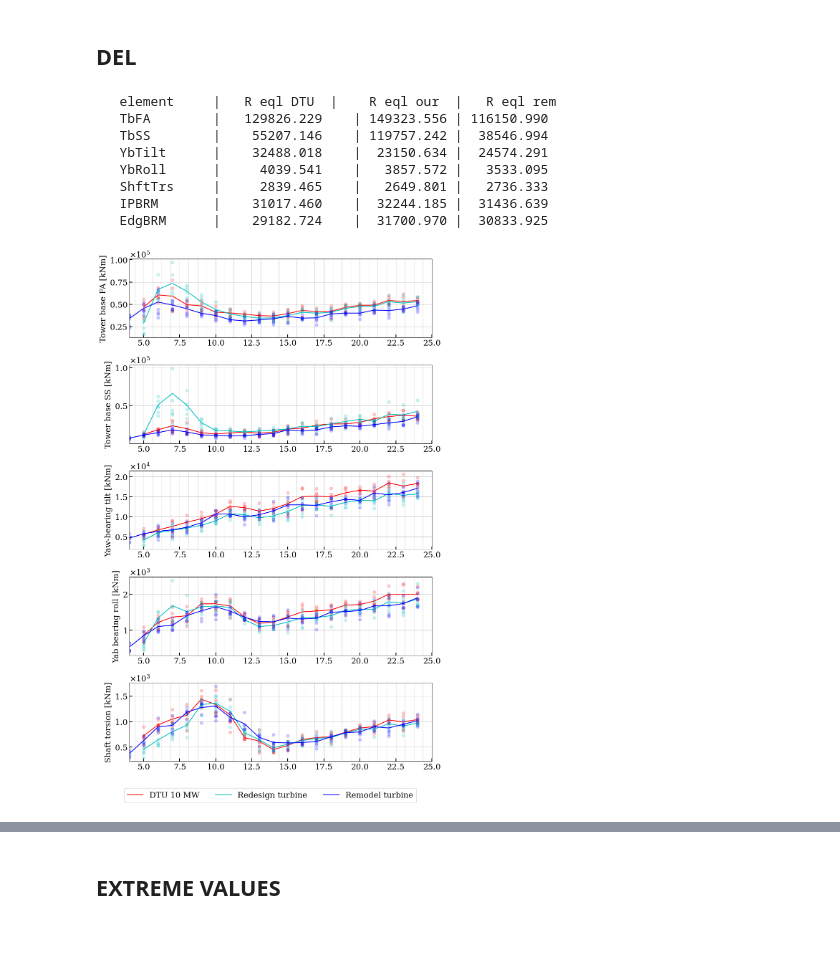
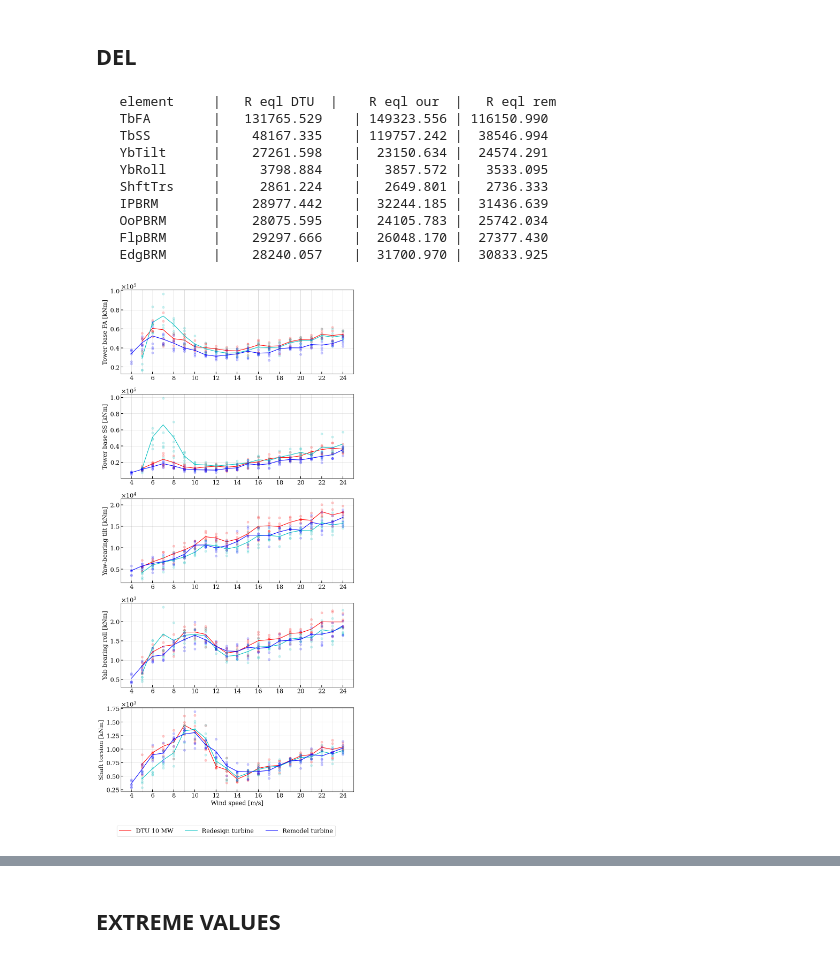
Before and after one commit to nicolaquaia/LAC_final, a Jupyter notebook: assignment_05/04_design_load.ipynb, the cells around one changed output, grey strips where cells are left out. Saved outputs shown, nothing was run; the diff lists cells and outputs as text; code cells hidden in the pictures.

```diff
--- a/assignment_05/04_design_load.ipynb
+++ b/assignment_05/04_design_load.ipynb
@@ -519,12 +453,14 @@ plt.show()
 
 # list of considered elements
 wohler_4 = ['TbFA', 'TbSS', 'YbTilt', 'YbRoll', 'ShftTrs']
-#wohler_10 =  ['OoPBRM', 'IPBRM','EdgBRM']
-wohler_10 =  ['IPBRM','EdgBRM']
-
 wohler_4_title = ['Tower base FA [kNm]', 'Tower base SS [kNm]',
                   'Yaw-bearing tilt [kNm]', 'Yab bearing roll [kNm]','Shaft torsion [kNm]']
-wohler_10_title = ['Out-of-plane BRM [kNm]', 'In-plane BRM [kNm]']
+
+wohler_10 =  ['IPBRM','OoPBRM', 'FlpBRM','EdgBRM']
+wohler_10_title = ['In-plane BRM [kNm]', 'Out-of-plane BRM [kNm]', 'Flap', 'Edge']
+
+#wohler_4 = ['TbFA', 'TbSS',  'ShftTrs']
+#wohler_4_title = ['Tower base FA [kNm]', 'Tower base SS [kNm]','Shaft torsion [kNm]']
 
 
 data_DTU = DEL_calculation('dtu_10mw/dtu_10mw_turb_stats.hdf5', 'tca', CHAN_DESCS, wohler_4, wohler_10)
@@ -539,8 +475,9 @@ if printing:
 
 
 
-fig, axs = plt.subplots(5, 1, figsize=(10, 15), clear=True)
+#fig, axs = plt.subplots(3, 1, figsize=(10, 9), clear=True)
 
+fig, axs = plt.subplots(5, 1, figsize=(10, 20), clear=True)
 for iplot, chan_id in enumerate(wohler_4):
 
     ax = axs.flatten()[iplot]
@@ -555,58 +492,64 @@ for iplot, chan_id in enumerate(wohler_4):
     ax.plot(data_rem[chan_id]['ws'], data_rem[chan_id]['R_eq'], color='b', label='Remodel turbine'if iplot == 0 else "")
 
 
-    ax.grid(True, which='both', linestyle='-', linewidth=0.5, alpha=0.7)  # Finer grid with dashed lines
-    ax.set(xlabel='Wind speed [m/s]' if iplot >  4 else None,
-           ylabel=f'{wohler_4_title[iplot]}', xlim=[4, 25])
-
+    # Configure plot appearance
+    ax.grid(True, which='both', linestyle='-', linewidth=0.5, alpha=0.7)  # Grid lines
+    ax.set(ylabel=f'{wohler_4_title[iplot]}', xlim=[3, 25])
+    ax.set_ylim(auto=True)  # Automatically set y-axis limits
+    ax.xaxis.set_major_locator(MultipleLocator(2))  # Major ticks every 2 units
+    ax.xaxis.set_minor_locator(MultipleLocator(1))  # Minor ticks every 1 unit
     ax.yaxis.set_major_formatter(ScalarFormatter(useMathText=True))
     ax.ticklabel_format(axis='y', style='sci', scilimits=(-3, 3))
-    ax.xaxis.set_minor_locator(AutoMinorLocator(4))  # 4 minor ticks per major tick on the x-axis
-    ax.tick_params(axis='x', which='minor', length=4, width=0, color='black')  # Adjust the appearance of minor ticks
+    ax.tick_params(axis='x', which='minor', length=4, width=0, color='black')  # Minor tick appearance
     ax.tick_params(axis='both', which='major', length=6, width=1.5, color='black', direction='in', grid_color='gray', grid_alpha=0.5)
 
+ax.set(xlabel='Wind speed [m/s]')
 handles, labels = axs[0].get_legend_handles_labels()
 fig.legend(handles, labels, loc='lower center', bbox_to_anchor=(0.5, -0.05), ncol=5)
 fig.tight_layout()
-fig.savefig(f'plots/DEL_steel.pdf', format='pdf',bbox_inches='tight')
+#fig.savefig(f'plots/dl_DEL_steel.pdf', format='pdf',bbox_inches='tight')
 plt.show()
 
 
-fig, axs = plt.subplots(2, 1, figsize=(10, 6), clear=True)
+fig, axs = plt.subplots(4, 1, figsize=(10, 15), clear=True)
 
 for iplot, chan_id in enumerate(wohler_10):
 
     ax = axs.flatten()[iplot]
     ax.plot(data_DTU[chan_id]['scatter_wind'], data_DTU[chan_id]['scatter_load'], 'o', alpha = 0.2, color='r')
     ax.plot(data_DTU[chan_id]['ws'], data_DTU[chan_id]['R_eq'], color='r', label='DTU 10 MW'if iplot == 0 else "")
     ax.plot(data_our[chan_id]['scatter_wind'], data_our[chan_id]['scatter_load'], 'o', alpha = 0.2, color='c')
     ax.plot(data_our[chan_id]['ws'], data_our[chan_id]['R_eq'], color='c', label='Redesign'if iplot == 0 else "")
     ax.plot(data_rem[chan_id]['scatter_wind'], data_rem[chan_id]['scatter_load'], 'o', alpha = 0.2, color='b')
     ax.plot(data_rem[chan_id]['ws'], data_rem[chan_id]['R_eq'], color='b', label='Remodel'if iplot == 0 else "")
 
 
-    ax.grid(True, which='both', linestyle='-', linewidth=0.5, alpha=0.7)  # Finer grid with dashed lines
-    ax.set(xlabel='Wind speed [m/s]' if iplot >  1 else None,
-           ylabel=f'{wohler_10_title[iplot]}', xlim=[4, 25])
-
+    # Configure plot appearance
+    ax.grid(True, which='both', linestyle='-', linewidth=0.5, alpha=0.7)  # Grid lines
+    ax.set(ylabel=f'{wohler_10_title[iplot]}', xlim=[3, 25])
+    ax.set_ylim(auto=True)  # Automatically set y-axis limits
+    ax.xaxis.set_major_locator(MultipleLocator(2))  # Major ticks every 2 units
+    ax.xaxis.set_minor_locator(MultipleLocator(1))  # Minor ticks every 1 unit
     ax.yaxis.set_major_formatter(ScalarFormatter(useMathText=True))
     ax.ticklabel_format(axis='y', style='sci', scilimits=(-3, 3))
-    ax.xaxis.set_minor_locator(AutoMinorLocator(4))  # 4 minor ticks per major tick on the x-axis
-    ax.tick_params(axis='x', which='minor', length=4, width=0, color='black')  # Adjust the appearance of minor ticks
+    ax.tick_params(axis='x', which='minor', length=4, width=0, color='black')  # Minor tick appearance
     ax.tick_params(axis='both', which='major', length=6, width=1.5, color='black', direction='in', grid_color='gray', grid_alpha=0.5)
 
+ax.set(xlabel='Wind speed [m/s]')
 handles, labels = axs[0].get_legend_handles_labels()
 fig.legend(handles, labels, loc='lower center', bbox_to_anchor=(0.5, -0.05), ncol=5)
 fig.tight_layout()
-#fig.savefig(f'plots/DEL_composites.pdf', format='pdf',bbox_inches='tight')
+#fig.savefig(f'plots/dl_DEL_composites.pdf', format='pdf',bbox_inches='tight')
 plt.show()
 # %% [output]
    element     |   R eql DTU  |    R eql our  |   R eql rem
-   TbFA        |   129826.229    | 149323.556 | 116150.990
-   TbSS        |    55207.146    | 119757.242 |  38546.994
-   YbTilt      |    32488.018    |  23150.634 |  24574.291
-   YbRoll      |     4039.541    |   3857.572 |   3533.095
-   ShftTrs     |     2839.465    |   2649.801 |   2736.333
-   IPBRM       |    31017.460    |  32244.185 |  31436.639
-   EdgBRM      |    29182.724    |  31700.970 |  30833.925
+   TbFA        |   131765.529    | 149323.556 | 116150.990
+   TbSS        |    48167.335    | 119757.242 |  38546.994
+   YbTilt      |    27261.598    |  23150.634 |  24574.291
+   YbRoll      |     3798.884    |   3857.572 |   3533.095
+   ShftTrs     |     2861.224    |   2649.801 |   2736.333
+   IPBRM       |    28977.442    |  32244.185 |  31436.639
+   OoPBRM      |    28075.595    |  24105.783 |  25742.034
+   FlpBRM      |    29297.666    |  26048.170 |  27377.430
+   EdgBRM      |    28240.057    |  31700.970 |  30833.925
-[figure, old version]
+[figure, new version]
```
Also changed, not shown: parts of 14 cells of this notebook, 37 other files.
